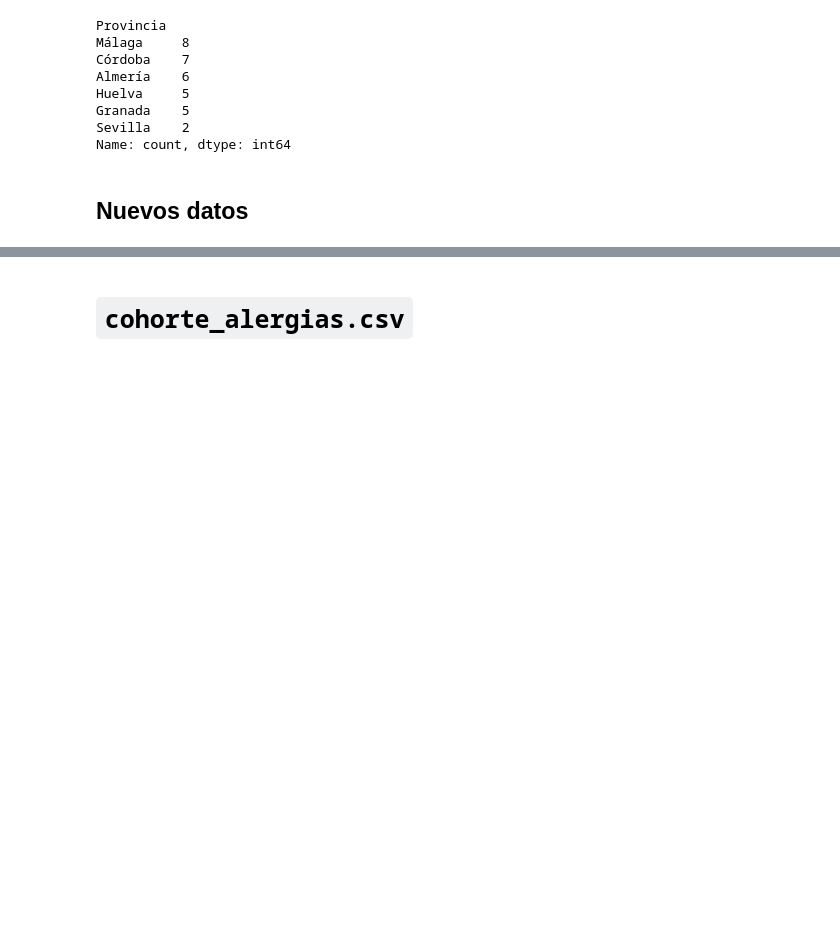
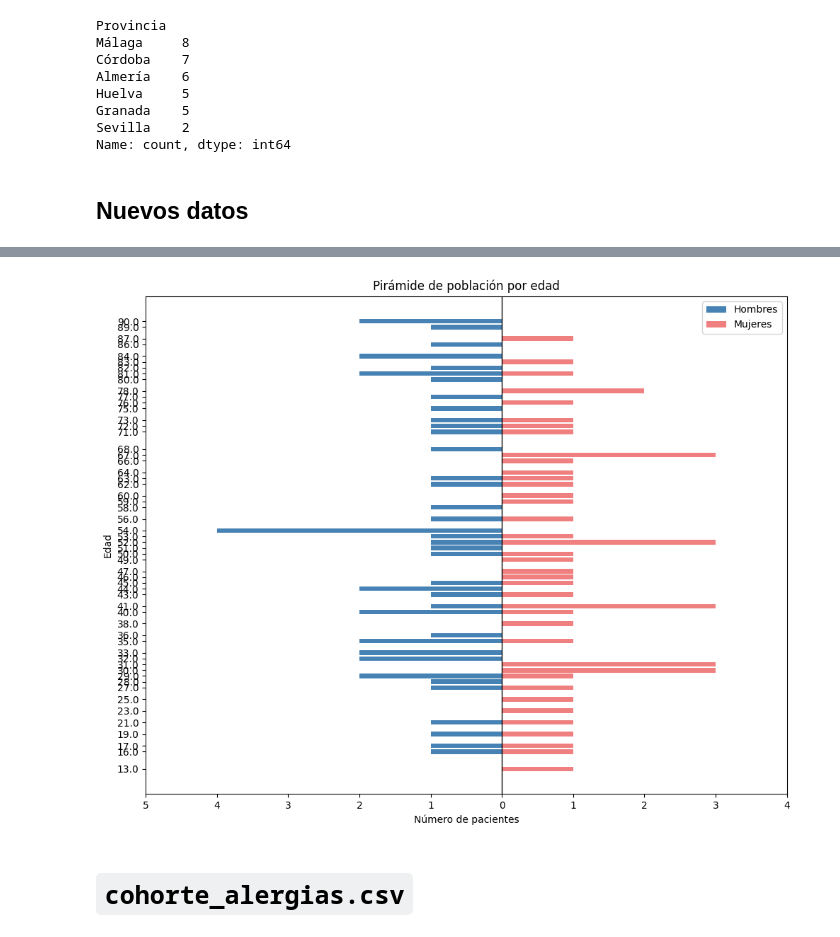
Before and after one commit to danny-sp/Dedalus-Datathon, a Jupyter notebook: Analisis.ipynb, the cells around one changed output, grey strips where cells are left out. Cells and saved outputs as stored; diff of their text form; code cells hidden in the pictures; blank space fills up the shorter version.

```diff
--- a/Analisis.ipynb
+++ b/Analisis.ipynb
@@ -188,4 +188,34 @@ df_pacientes
 100 rows × 7 columns
+# %%
+# Pirámide de población por edad y género
+piramide = df_pacientes.groupby(["Edad", "Genero"]).size().unstack(fill_value=0)
+piramide = piramide.sort_index()
+
+hombres = -piramide.get("Masculino", pd.Series(0, index=piramide.index))
+mujeres = piramide.get("Femenino", pd.Series(0, index=piramide.index))
+
+plt.figure(figsize=(10, 8))
+plt.barh(piramide.index, hombres, color="steelblue", label="Hombres")
+plt.barh(piramide.index, mujeres, color="lightcoral", label="Mujeres")
+
+plt.axvline(0, color="black", linewidth=1)
+plt.title("Pirámide de población por edad")
+plt.xlabel("Número de pacientes")
+plt.ylabel("Edad")
+plt.legend()
+
+# Mostrar valores absolutos en el eje X
+xticks = plt.xticks()[0]
+plt.xticks(xticks, [str(int(abs(x))) if abs(x).is_integer() else f"{abs(x):.1f}" for x in xticks])
+
+# Agregar más ticks en el eje Y
+yticks = piramide.index
+plt.yticks(yticks, [str(y) for y in yticks])
+
+plt.tight_layout()
+plt.show()
+# %% [output]
+[figure, added]
 # %%
 df_pacientes.to_csv(os.path.join(DATA_DIR, "cohorte_pacientes.csv"), index=False)
 # %% [markdown]
```
Also changed, not shown: parts of 18 cells of this notebook, 6 other files.
